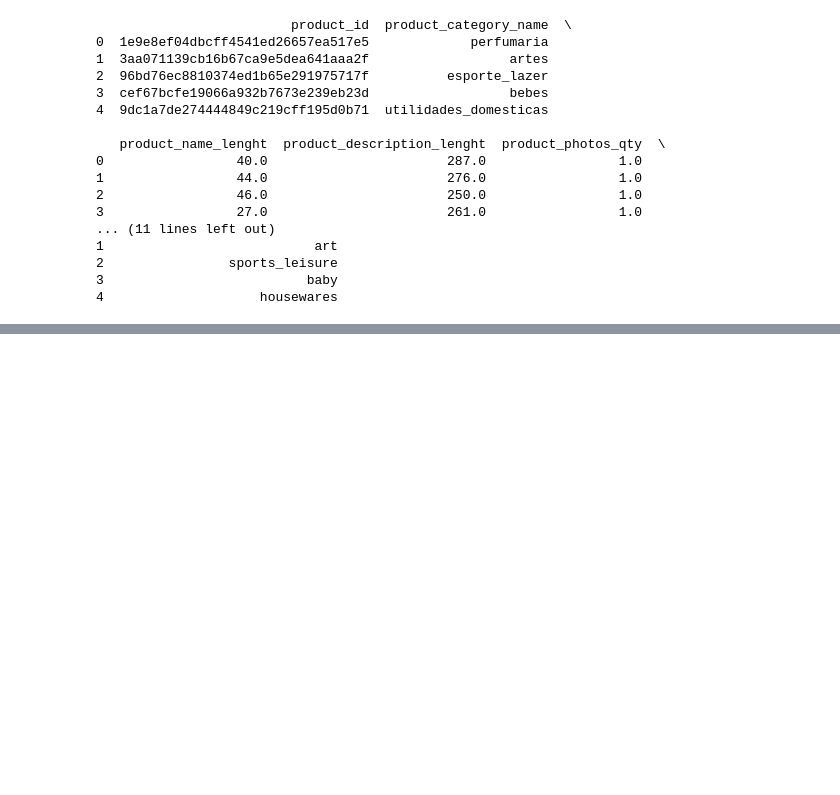
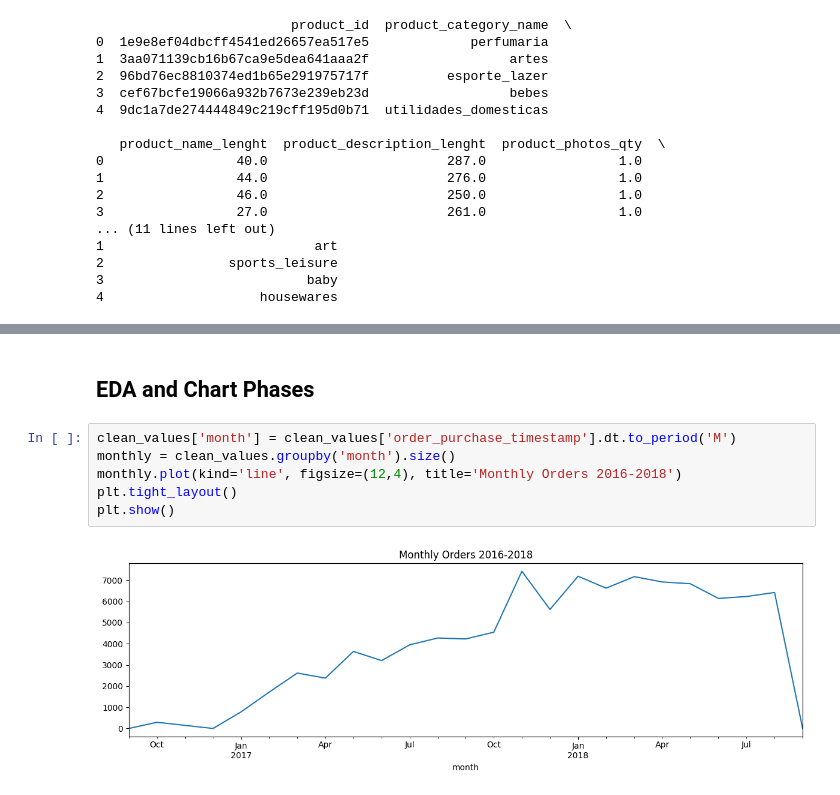
Before and after one commit to ShashankRajput90/End-to-End-Sales-Analytical-Dashboard, a Jupyter notebook: eda.ipynb, the cells around one changed output, grey strips where cells are left out. Drawn from its saved outputs; the diff is of its cells as text; blank space fills up the shorter version.

Commit message:
EDA Phase complete

```diff
--- a/eda.ipynb
+++ b/eda.ipynb
@@ -183,0 +185,10 @@ NameError: name 'pd' is not defined
+# %% [markdown]
+## EDA and Chart Phases
+# %%
+clean_values['month'] = clean_values['order_purchase_timestamp'].dt.to_period('M')
+monthly = clean_values.groupby('month').size()
+monthly.plot(kind='line', figsize=(12,4), title='Monthly Orders 2016-2018')
+plt.tight_layout()
+plt.show()
+# %% [output]
+[figure, added]
```
Also changed, not shown: parts of 14 cells of this notebook.
